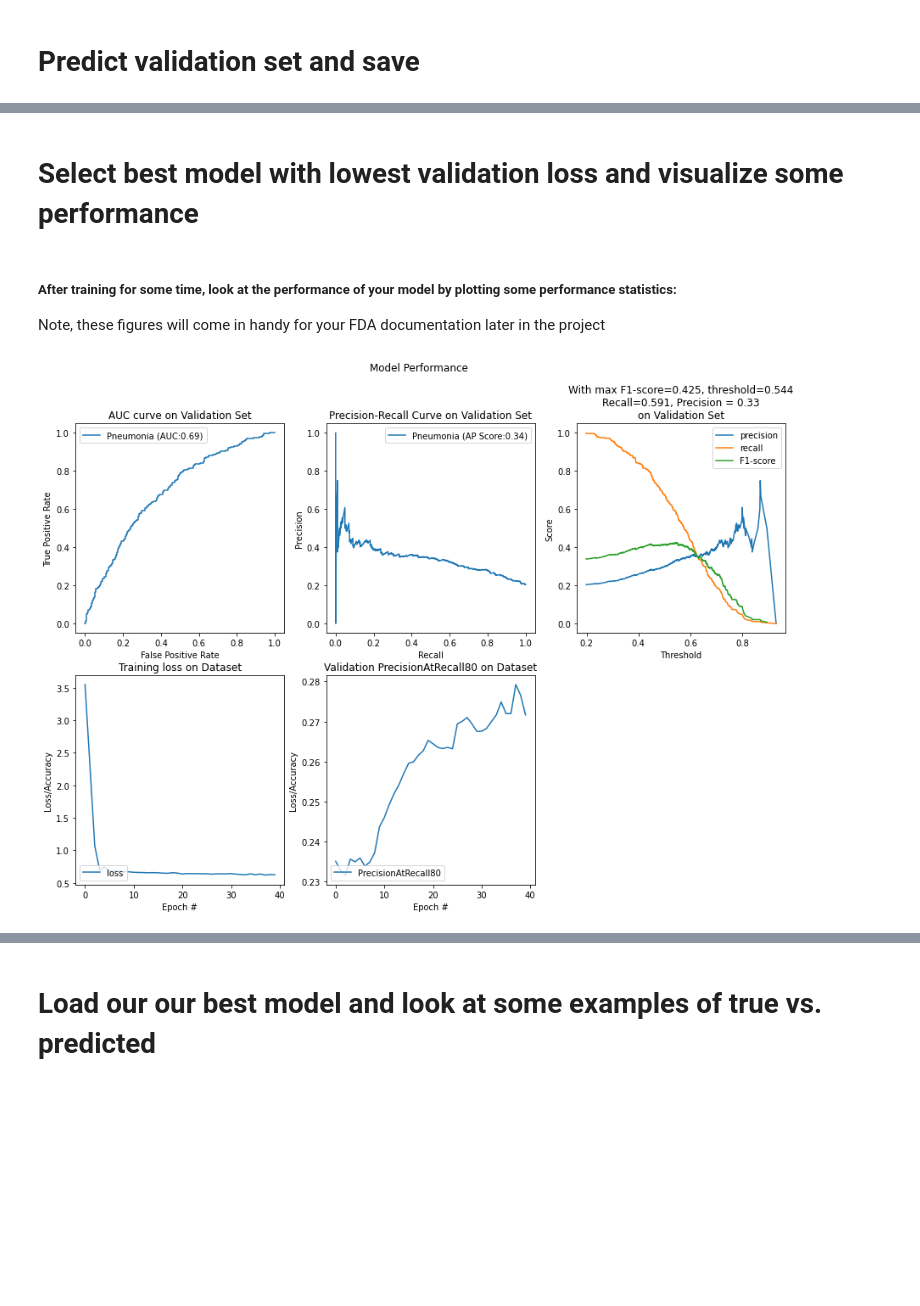
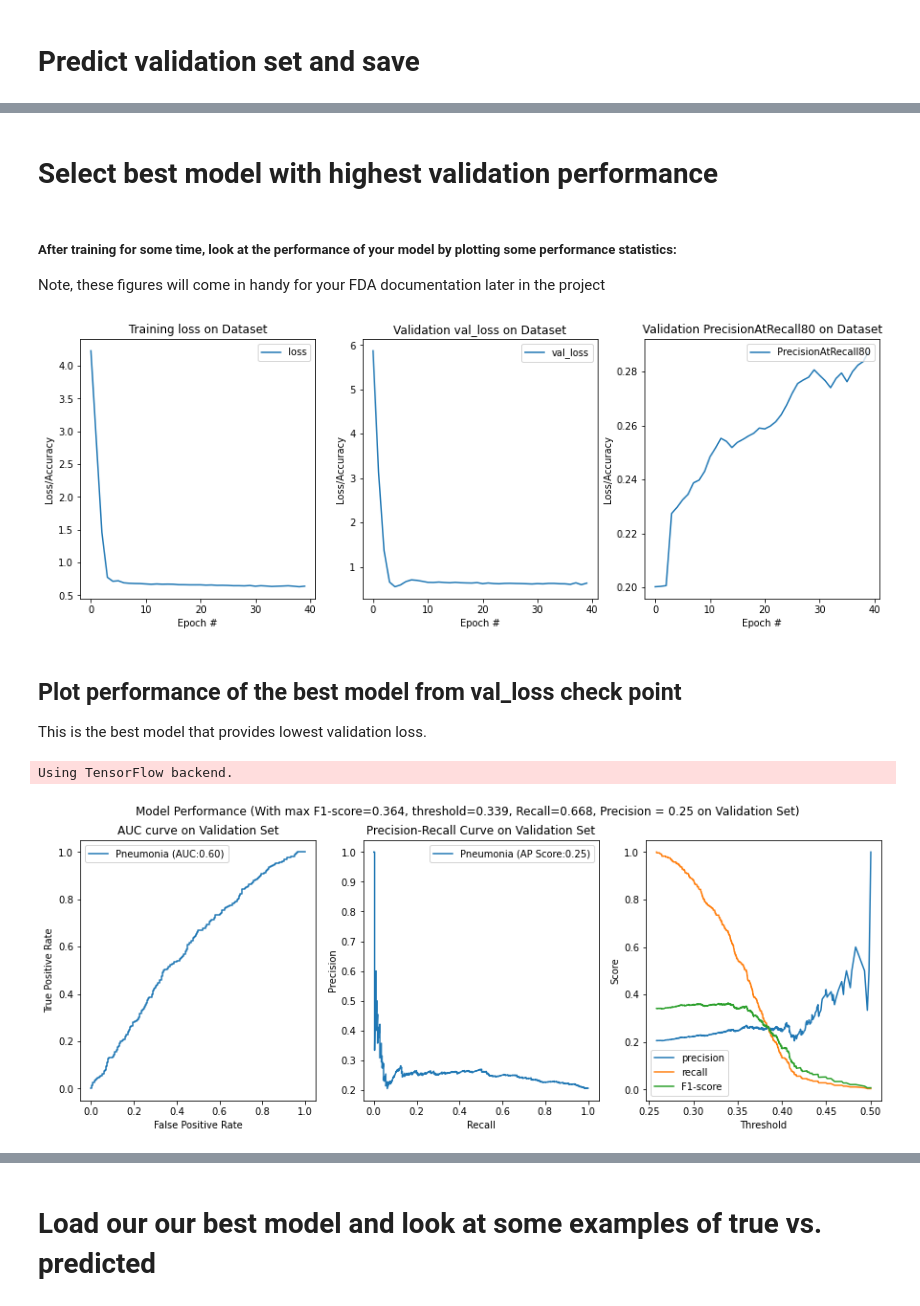
Before and after one commit to Thada-Jirajaras/Pneumonia-Detection-From-Chest-X-Rays, a Jupyter notebook: Build and train model.ipynb, the cells around one changed output, grey strips where cells are left out. Saved outputs shown, nothing was run; the diff lists cells and outputs as text; code cells hidden in the pictures; blank space fills up the shorter version.

Commit message:
Visualize more dataset and performance information

```diff
--- a/Build and train model.ipynb
+++ b/Build and train model.ipynb
@@ -244,25 +236,37 @@ predict(model_path, weight_path, val_gen,
 # %% [markdown]
-# Select best model with lowest validation loss and visualize some performance
+# Select best model with highest validation performance
 # %% [markdown]
 ##### After training for some time, look at the performance of your model by plotting some performance statistics:
 
 Note, these figures will come in handy for your FDA documentation later in the project
 # %%
 from source.predict import plot_auc, plot_history, calc_f1, plot_history
-from source.predict import load_model, plot_performance
 import os
 ## After training, make some predictions to assess your model's overall performance
 ## Note that detecting pneumonia is hard even for trained expert radiologists,
 ## so there is no need to make the model perfect.
 
 
 # see performance of vgg16
-best_model_name = 'vgg16'
-model_name = best_model_name
-prediction_path = os.path.join('output', f"predval_{model_name}.npy")
-groundtruth_path = os.path.join('output', f"groundtruth_{model_name}.npy")
-plot_performance(prediction_path, groundtruth_path,
-                 history_path = os.path.join('output', f'history_{model_name}.npy'),
-                 title = 'Model Performance')
+model_name = 'vgg16'
+
+# plot training history
+plot_history(history_path = os.path.join('output', f'history_{model_name}.npy'))
 # %% [output]
-[figure, old version]
+[figure, new version]
+# %% [markdown]
+## Plot performance of the best model from val_loss check point
+This is the best model that provides lowest validation loss.
+# %%
+import os
+from source.predict import load_model, plot_performance
+
+# plot performance
+metric = 'valloss'
+model_name = 'vgg16'
+groundtruth_path = os.path.join('output', f"groundtruth_{model_name}.npy")
+prediction_path = os.path.join('output', f"{metric}_predval_{model_name}.npy")
+plot_performance(prediction_path, groundtruth_path, title = f'Model Performance')
+# %% [output]
+Using TensorFlow backend.
+[figure, added]
```
Also changed, not shown: parts of 30 cells of this notebook, 8 other files.
